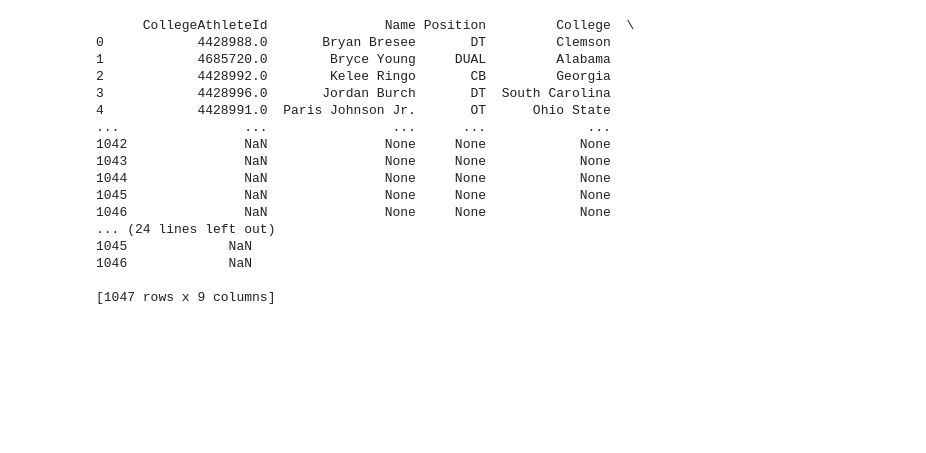
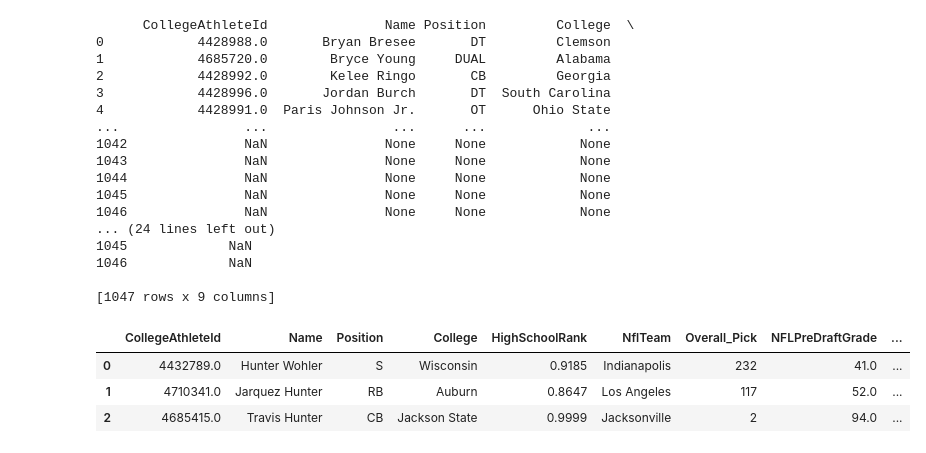
Before and after one commit to JBHines/College_Football, a Jupyter notebook: Capstone.ipynb, the cells around one changed output. Cells and saved outputs as stored; diff of their text form; code cells hidden in the pictures; blank space fills up the shorter version.

Commit message:
added a Column in Change_In_Rating table and added a player search function in python

```diff
--- a/Capstone.ipynb
+++ b/Capstone.ipynb
@@ -344,6 +344,7 @@ with sql_conn() as conn:
                r.CommittedTo AS College,
                r.Rating AS HighSchoolRank,
                d.NflTeam,
+               d.Year AS DraftYear,
                d.Overall as Overall_Pick,
                d.PreDraftGrade AS NFLPreDraftGrade,
                (d.PreDraftGrade / 100 - r.Rating) AS ChangeInRating
@@ -434,3 +435,42 @@ print(change_in_rating_df)
 1046             NaN
 
 [1047 rows x 9 columns]
+# %%
+#Creating a new file from Football.db because I found out that I cannot directly load a .db into my Tableau version
+
+with sql_conn() as conn:
+    Change_in_Rating= pd.read_sql_query("""
+        SELECT *
+        FROM Change_In_Rating """, conn)
+
+Change_in_Rating.to_csv('Rating_Change_csv', index=False)
+# %%
+
+with sql_conn() as conn:
+    NFL_Draft= pd.read_sql_query("""
+        SELECT *
+        FROM NFL_Draft_Combined
+        """, conn)
+NFL_Draft.to_csv('NFL_Draft_csv', index=False)
+# %%
+# Making a function to return the information on a specific player that was drafted (2)
+def get_player_info(Name):
+    player_info_query = f"""
+        SELECT *
+        FROM Change_IN_Rating
+        WHERE LOWER(TRIM(Name))
+        LIKE LOWER(?)
+        """
+    pattern = f"%{Name.strip()}%"
+
+    with sql_conn() as conn:
+        return pd.read_sql_query(player_info_query, conn, params=(pattern,))
+# %%
+#Checking accuracy of function
+
+get_player_info('hunter')
+# %% [output]
+|  | CollegeAthleteId | Name | Position | College | HighSchoolRank | NflTeam | Overall_Pick | NFLPreDraftGrade | ... |
+| 0 | 4432789.0 | Hunter Wohler | S | Wisconsin | 0.9185 | Indianapolis | 232 | 41.0 | ... |
+| 1 | 4710341.0 | Jarquez Hunter | RB | Auburn | 0.8647 | Los Angeles | 117 | 52.0 | ... |
+| 2 | 4685415.0 | Travis Hunter | CB | Jackson State | 0.9999 | Jacksonville | 2 | 94.0 | ... |
```
Also changed, not shown: 2 other files.
